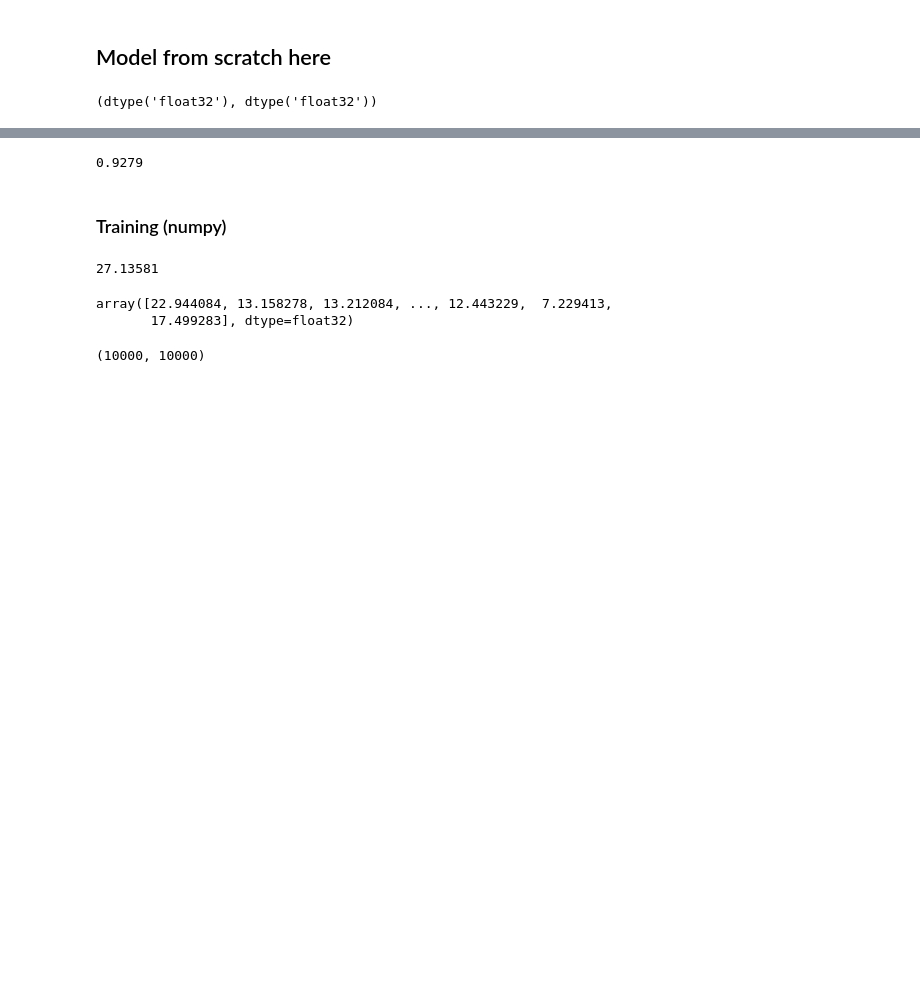
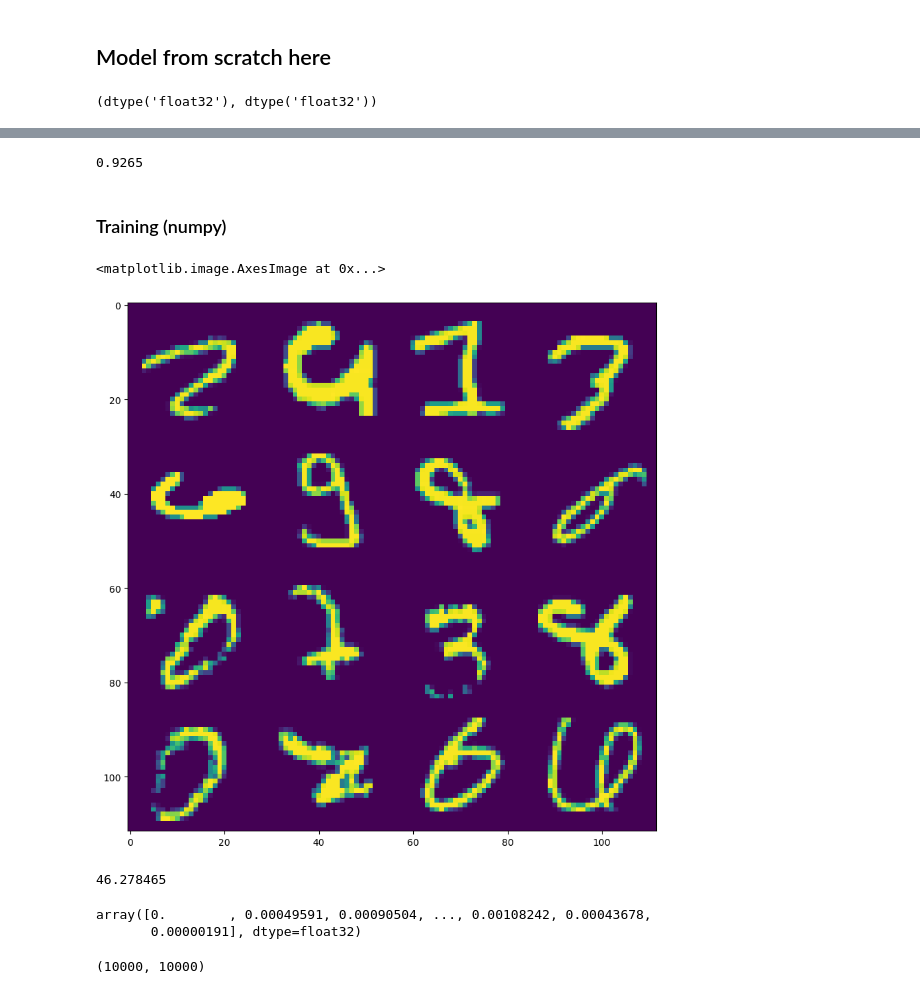
Before and after one commit to erirosv/notebboks, a Jupyter notebook: mnist_scratch.ipynb, the cells around one changed output, grey strips where cells are left out. Saved outputs shown, nothing was run; the diff lists cells and outputs as text; code cells hidden in the pictures; blank space fills up the shorter version.

```diff
--- a/mnist_scratch.ipynb
+++ b/mnist_scratch.ipynb
@@ -149,8 +167,8 @@ layer_2 = np.zeros((128, 10), dtype=np.float32)
 # %%
 # used stupid name for layer in torch model
 # copy weight from torch model
-layer_1[:] = model.linear_1.weight.detach().numpy().transpose()
-layer_2[:] = model.linear_2.weight.detach().numpy().transpose()
+layer_1[:] = model.linear_1.weight.detach().numpy().T
+layer_2[:] = model.linear_2.weight.detach().numpy().T
 # %%
 # forward-pass in numpy
 def forward(x):
@@ -163,6 +181,14 @@ Y_test_predictions_out = forward(x_test.reshape((-1, 28*28)))
 Y_test_predictions = np.argmax(Y_test_predictions_out, axis=1)
 (y_test == Y_test_predictions).mean()
 # %% [output]
-0.9279
+0.9265
 # %% [markdown]
 ### Training (numpy)
+# %%
+#ret = (-np.array([Y_test_predictions_out[i, y_test[i]] for i in range(Y_test_predictions_out.shape[0])])
+#       + np.log(np.exp(Y_test_predictions_out).sum(axis=1)))
+
+ret = (-Y_test_predictions_out[range(Y_test_predictions_out.shape[0]), y_test]
+       + np.log(np.exp(Y_test_predictions_out).sum(axis=1)))
+
+#plot(ret)
@@ -169,13 +200,24 @@ Y_test_predictions = np.argmax(Y_test_predictions_out, axis=1)
+# %%
+# grid
+grid_var = 4
+grid = sorted(list(zip(ret, range(ret.shape[0]))), reverse=True)[0:grid_var*grid_var]
+temp = x_test[[x[1] for x in grid]]
+
+figsize(10,10)
+imshow(np.concatenate(temp.reshape((grid_var, 28*grid_var, 28)), axis=1))
+# %% [output]
+<matplotlib.image.AxesImage at 0x...>
+[figure, added]
 # %%
 sample = 1
 -Y_test_predictions_out[sample, y_test[0]] + np.log(np.exp(Y_test_predictions_out[sample]).sum())
 # %% [output]
-27.13581
+46.278465
 # %%
-np.log(np.exp(Y_test_predictions_out).sum(axis=1))
+-np.array([Y_test_predictions_out[i, y_test[i]] for i in range(Y_test_predictions_out.shape[0])]) + np.log(np.exp(Y_test_predictions_out).sum(axis=1))
 # %% [output]
-array([22.944084, 13.158278, 13.212084, ..., 12.443229,  7.229413,
-       17.499283], dtype=float32)
+array([0.        , 0.00049591, 0.00090504, ..., 0.00108242, 0.00043678,
+       0.00000191], dtype=float32)
 # %%
 Y_test_predictions_out[:, y_test].shape
 # %% [output]
```
Also changed, not shown: parts of 10 cells of this notebook.
